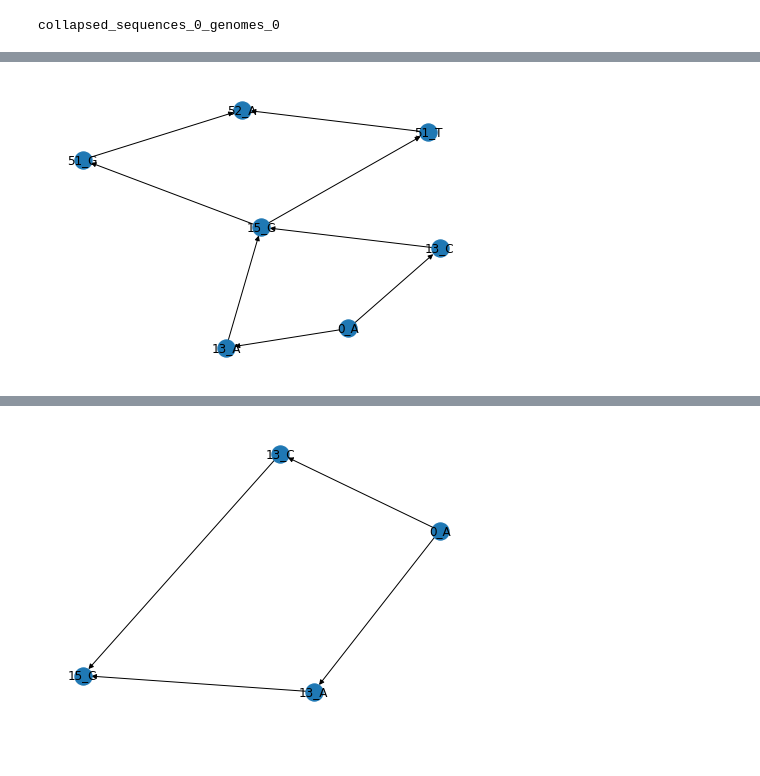
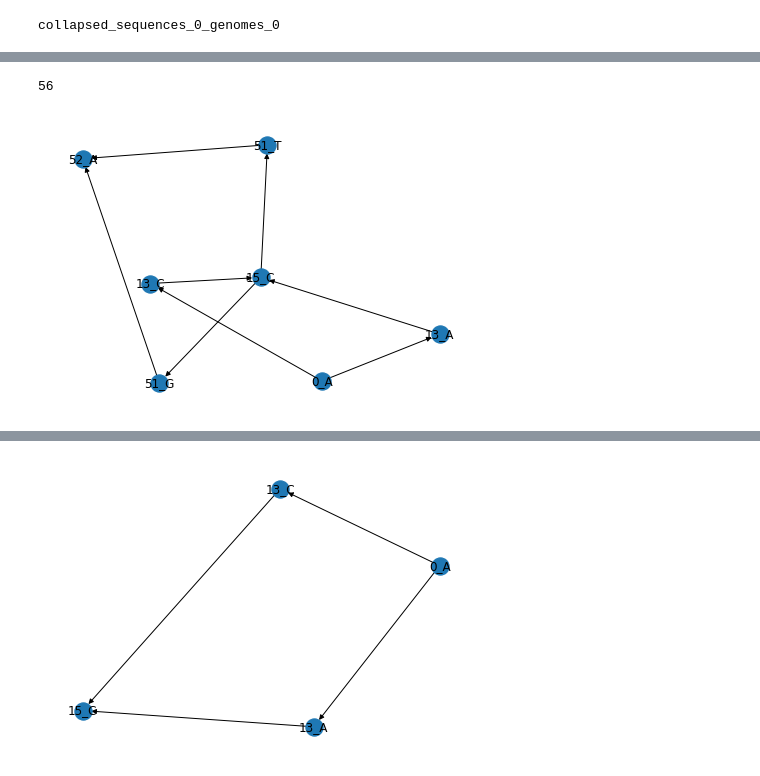
Before and after one commit to itsyosef/bionetworks, a Jupyter notebook: covid/notebooks/ProcessGenGraph.ipynb, the cells around one changed output, grey strips where cells are left out. Cells and saved outputs as stored; diff of their text form; code cells hidden in the pictures.

```diff
--- a/covid/notebooks/ProcessGenGraph.ipynb
+++ b/covid/notebooks/ProcessGenGraph.ipynb
@@ -7,12 +7,3 @@ from pathlib import Path
 from matplotlib import pyplot as plt
 from copy import deepcopy
 from tqdm import tqdm
-# %%
-date_str = "2020-03-18_2020-03-22"
-base_path = Path("/sfs/lustre/bahamut/scratch/jho5ze/bionets/covid/data/Houston_gengraph/")
-test = base_path / date_str / f"{date_str}.xml"
-sequences = base_path / date_str / f"{date_str}_seq_input.txt"
-with open(sequences) as src:
-    sequences = len(src.readlines()) - 1
-test = nx.read_graphml(test)
-sequences
@@ -21,12 +10,3 @@ nx.draw(test, with_labels=True, font_weight='bold')
-# %%
-test_path = Path("/sfs/lustre/bahamut/scratch/jho5ze/bionets/covid/data/test")
-same = test_path / "test_same.xml"
-same = nx.read_graphml(same)
-nx.draw(same, with_labels=True)
-l = ""
-for node in same.nodes():
-    l += same.nodes[node]["sequence"]
-l
 # %%
 def expand_ggraph(ggraph):
     """
@@ -75,7 +55,8 @@ def expand_ggraph(ggraph):
 
     return new_graph
 
-def add_root(ggraph, num_genomes, genomes):
+def add_root(ggraph, genomes):
+    num_genomes = len(genomes)
     no_in_nodes = []
     for node in ggraph.nodes():
         if ggraph.in_degree(node) == 0:
@@ -308,29 +483,33 @@ def generate_nx_from_msa(seq_paths):
 # %%
 # seqs = """TX-HMH-1002.fasta
 # TX-HMH-1003.fasta
 # TX-HMH-1004.fasta
 # TX-HMH-1006.fasta
 # TX-HMH-1007.fasta
 # TX-HMH-1011.fasta
 # TX-HMH-1012.fasta
 # TX-HMH-1013.fasta
 # TX-HMH-1016.fasta
 # TX-HMH-1020.fasta""".split()
 # houston_path = "/sfs/lustre/bahamut/scratch/jho5ze/bionets/covid/data/Houston/"
 # seq_paths = [houston_path + seq for seq in seqs]
 
 # seqs = ["first", "second", "third", "fourth"]
 seqs = ["fourth", "fifth"]
 test_path = "/scratch/jho5ze/bionets/covid/data/test/"
 seq_paths = [test_path + seq + ".fasta" for seq in seqs]
-# print(" ".join(seq_paths))
-num_genomes = len(seqs)
+# # print(" ".join(seq_paths))
+# num_genomes = len(seqs)
 
 # seq_paths = ['/sfs/lustre/bahamut/scratch/jho5ze/bionets/covid/data/Houston/TX-HMH-793.fasta', '/sfs/lustre/bahamut/scratch/jho5ze/bionets/covid/data/Houston/TX-HMH-792.fasta']
 
 graph, num_chars, genomes = generate_nx_from_msa(seq_paths)
-add_root(graph, num_genomes, genomes)
+print(len(graph.edges()))
+add_root(graph, genomes)
 collapsed_graph = collapse_graph(graph)
+annotate_graph(graph)
+annotate_graph(collapsed_graph)
 nx.draw(collapsed_graph, with_labels=True)
 # %% [output]
+56
-[figure, old version]
+[figure, new version]
```
Also changed, not shown: parts of 34 cells of this notebook, 12 other files.
